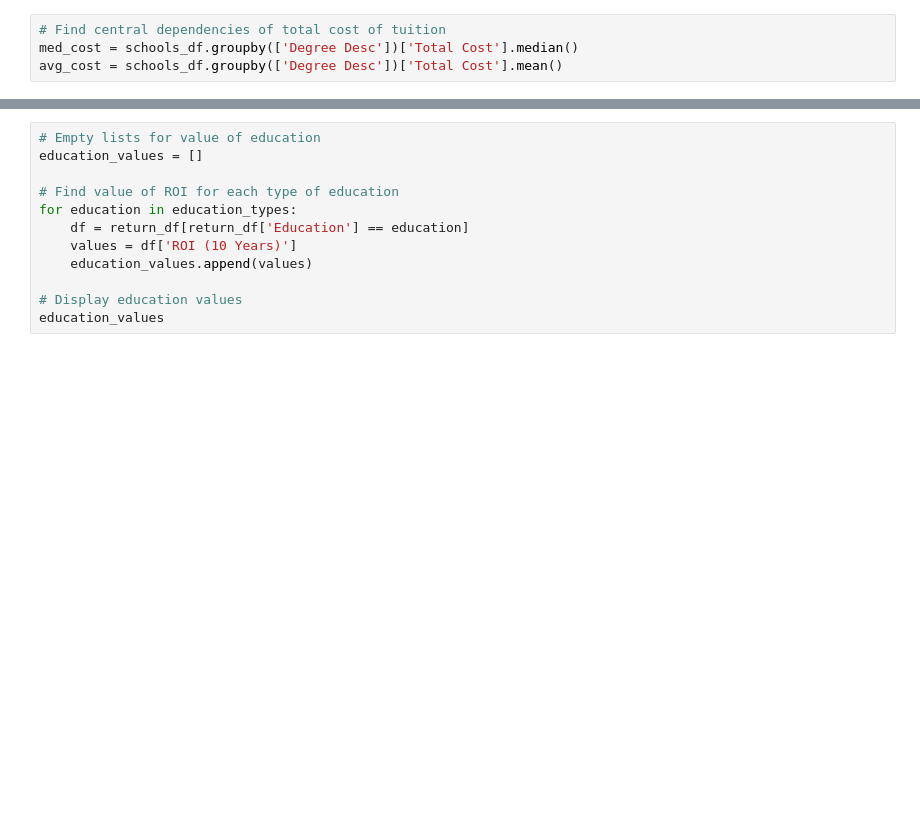
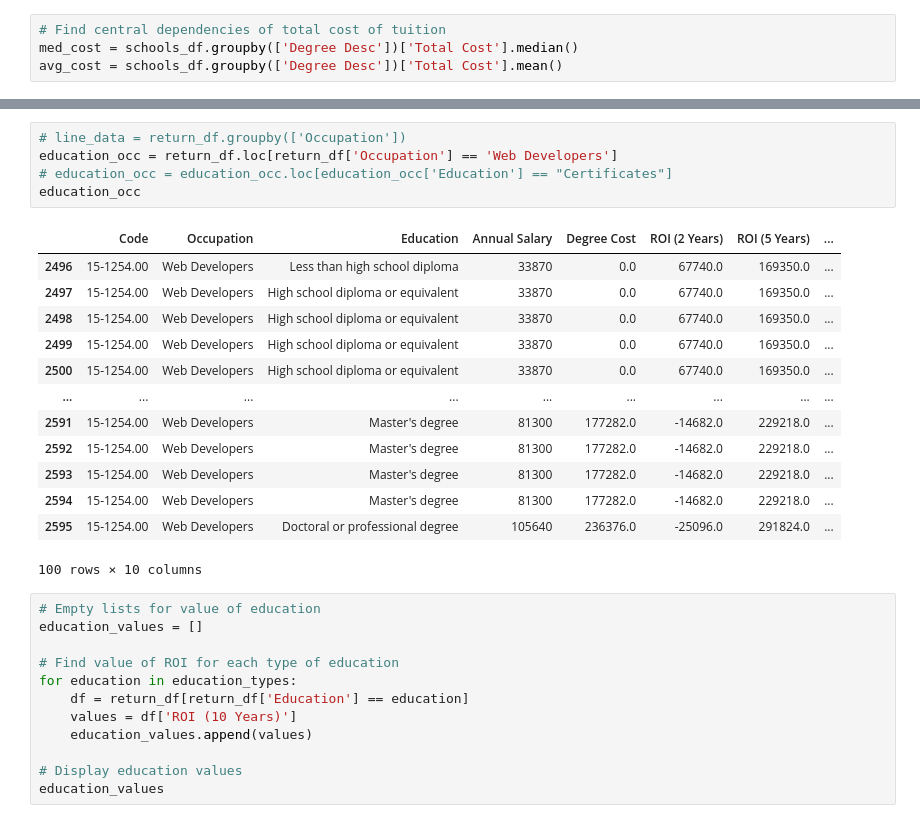
Before and after one commit to Project-1-2021/ValueOfCollege, a Jupyter notebook: Data_Analysis.ipynb, the cells around one changed output, grey strips where cells are left out. Drawn from its saved outputs; the diff is of its cells as text; blank space fills up the shorter version.

```diff
--- a/Data_Analysis.ipynb
+++ b/Data_Analysis.ipynb
@@ -249,3 +257,22 @@ return_df
+# %%
+# line_data = return_df.groupby(['Occupation'])
+education_occ = return_df.loc[return_df['Occupation'] == 'Web Developers']
+# education_occ = education_occ.loc[education_occ['Education'] == "Certificates"]
+education_occ
+# %% [output]
+|  | Code | Occupation | Education | Annual Salary | Degree Cost | ROI (2 Years) | ROI (5 Years) | ... |
+| 2496 | 15-1254.00 | Web Developers | Less than high school diploma | 33870 | 0.0 | 67740.0 | 169350.0 | ... |
+| 2497 | 15-1254.00 | Web Developers | High school diploma or equivalent | 33870 | 0.0 | 67740.0 | 169350.0 | ... |
+| 2498 | 15-1254.00 | Web Developers | High school diploma or equivalent | 33870 | 0.0 | 67740.0 | 169350.0 | ... |
+| 2499 | 15-1254.00 | Web Developers | High school diploma or equivalent | 33870 | 0.0 | 67740.0 | 169350.0 | ... |
+| 2500 | 15-1254.00 | Web Developers | High school diploma or equivalent | 33870 | 0.0 | 67740.0 | 169350.0 | ... |
+| ... | ... | ... | ... | ... | ... | ... | ... | ... |
+| 2591 | 15-1254.00 | Web Developers | Master's degree | 81300 | 177282.0 | -14682.0 | 229218.0 | ... |
+| 2592 | 15-1254.00 | Web Developers | Master's degree | 81300 | 177282.0 | -14682.0 | 229218.0 | ... |
+| 2593 | 15-1254.00 | Web Developers | Master's degree | 81300 | 177282.0 | -14682.0 | 229218.0 | ... |
+| 2594 | 15-1254.00 | Web Developers | Master's degree | 81300 | 177282.0 | -14682.0 | 229218.0 | ... |
+| 2595 | 15-1254.00 | Web Developers | Doctoral or professional degree | 105640 | 236376.0 | -25096.0 | 291824.0 | ... |
+100 rows × 10 columns
 # %%
 # Empty lists for value of education
 education_values = []
```
Also changed, not shown: parts of 6 cells of this notebook, 5 other files.
